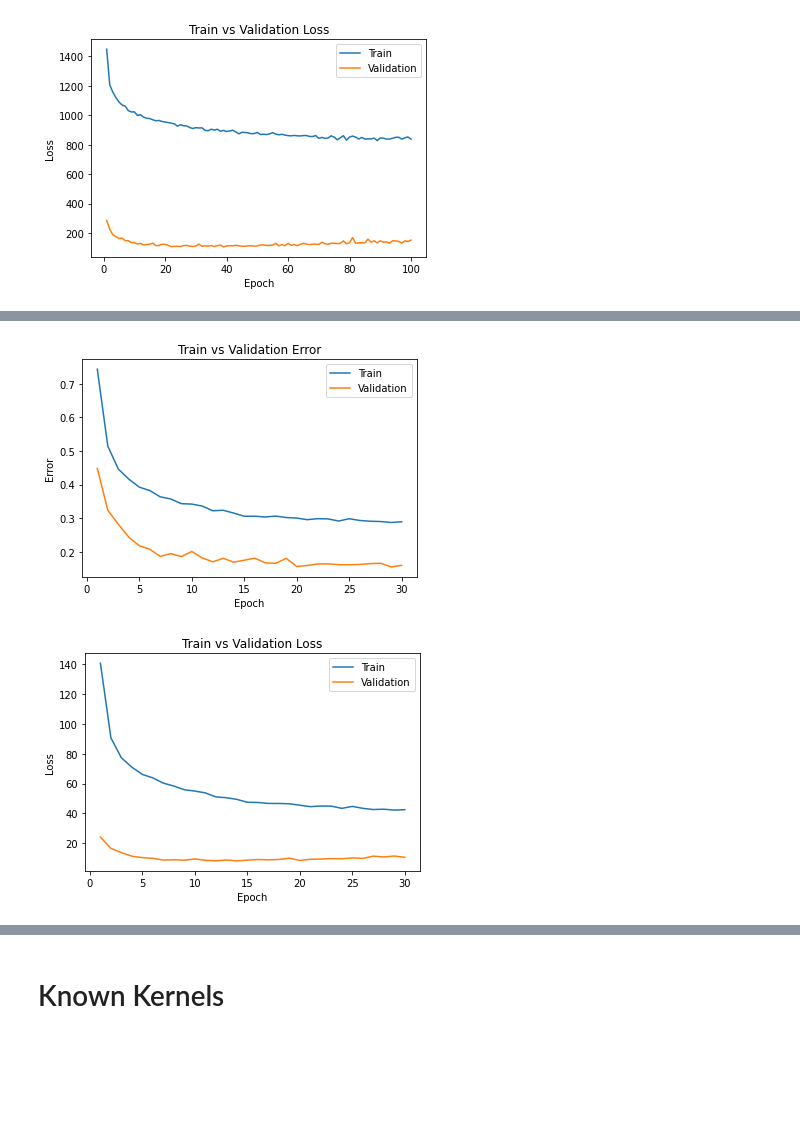
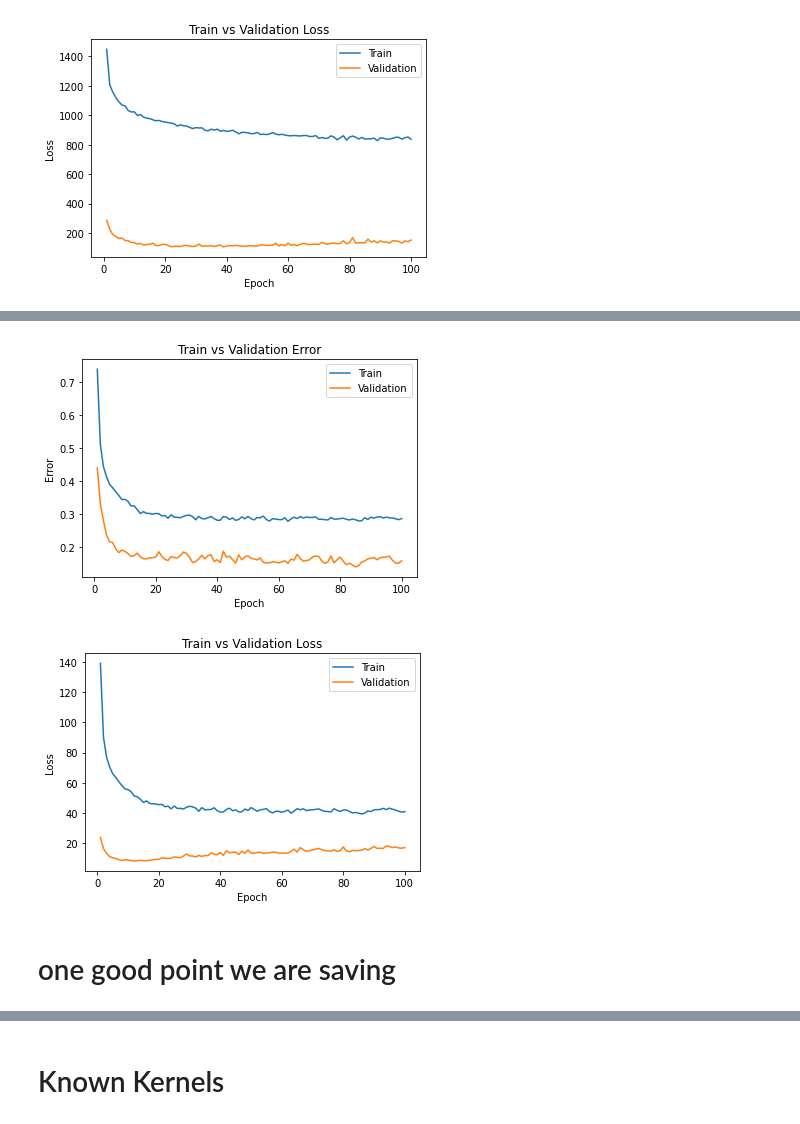
Before and after one commit to albogdan/aps360-project, a Jupyter notebook: baseline_models/CNN/FeatureKernels.ipynb, the cells around one changed output, grey strips where cells are left out. Drawn from its saved outputs; the diff is of its cells as text; code cells hidden in the pictures; blank space fills up the shorter version.

```diff
--- a/baseline_models/CNN/FeatureKernels.ipynb
+++ b/baseline_models/CNN/FeatureKernels.ipynb
@@ -633,5 +633,7 @@ validation err: 0.1680, validation loss: 10.4678
 # %%
-plot_training_curve(get_model_name(tNetDp.name, 500, 0.001, 29))
+plot_training_curve(get_model_name(tNetDp.name, 500, 0.001, 99))
 # %% [output]
-[figure, old version]
+[figure, new version]
-[figure, old version]
+[figure, new version]
+# %% [markdown]
+# one good point we are saving
```
Also changed, not shown: parts of 3 cells of this notebook.
